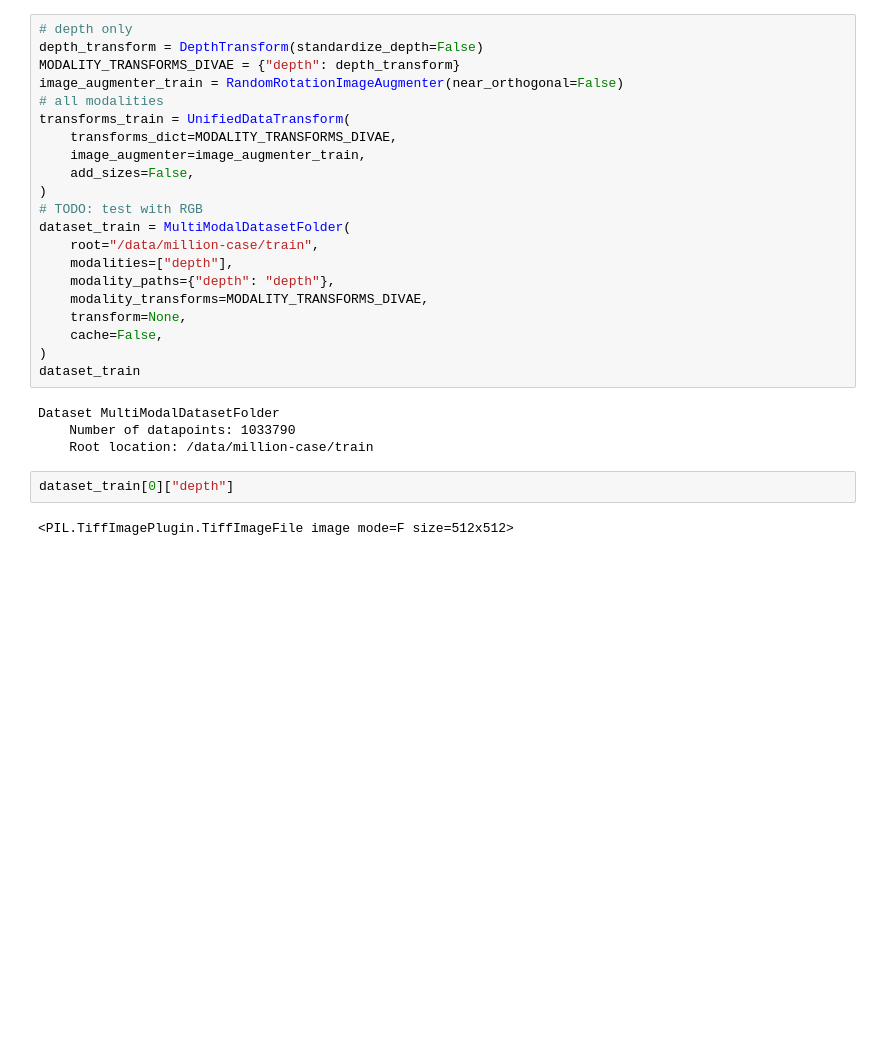
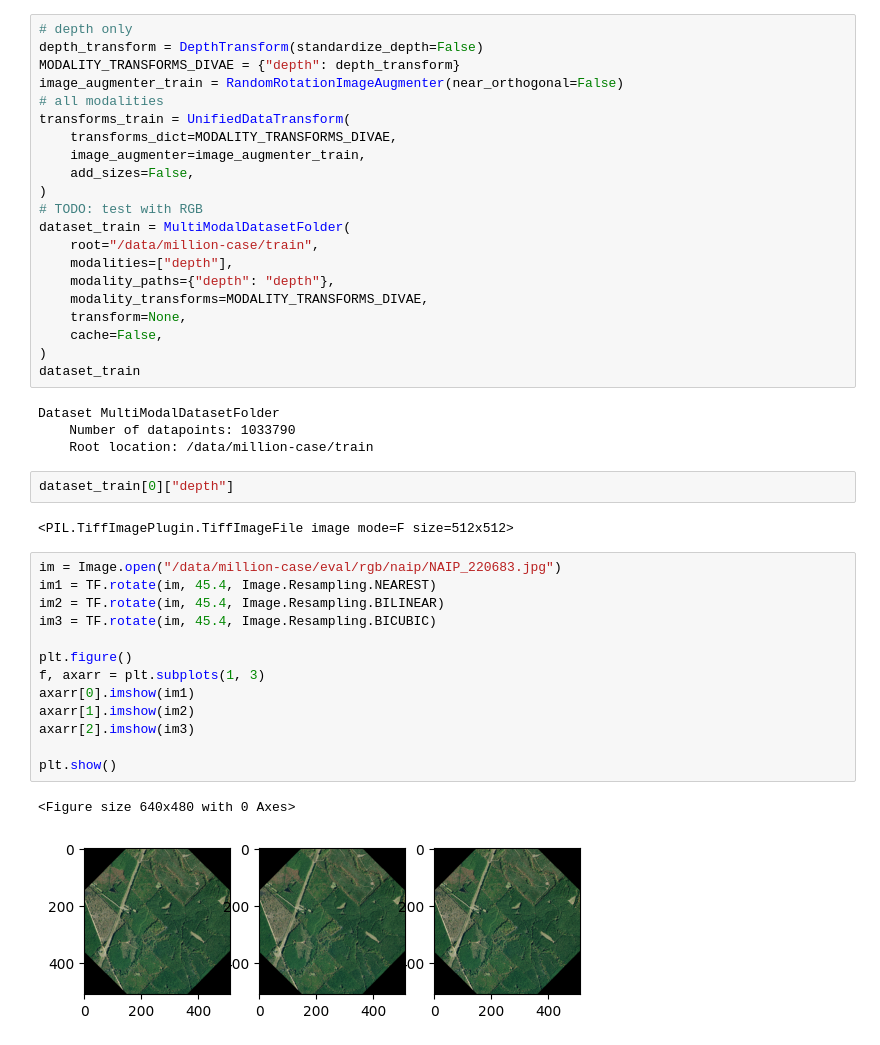
Before and after one commit to charlescohanlon/sarformer, a Jupyter notebook: notebooks/playground.ipynb, the cells around one changed output. Drawn from its saved outputs; the diff is of its cells as text; blank space fills up the shorter version.

```diff
--- a/notebooks/playground.ipynb
+++ b/notebooks/playground.ipynb
@@ -37,3 +34,19 @@ Dataset MultiModalDatasetFolder
 dataset_train[0]["depth"]
 # %% [output]
 <PIL.TiffImagePlugin.TiffImageFile image mode=F size=512x512>
+# %%
+im = Image.open("/data/million-case/eval/rgb/naip/NAIP_220683.jpg")
+im1 = TF.rotate(im, 45.4, Image.Resampling.NEAREST)
+im2 = TF.rotate(im, 45.4, Image.Resampling.BILINEAR)
+im3 = TF.rotate(im, 45.4, Image.Resampling.BICUBIC)
+
+plt.figure()
+f, axarr = plt.subplots(1, 3)
+axarr[0].imshow(im1)
+axarr[1].imshow(im2)
+axarr[2].imshow(im3)
+
+plt.show()
+# %% [output]
+<Figure size 640x480 with 0 Axes>
+[figure, added]
```
Also changed, not shown: parts of 1 cell of this notebook, 8 other files.
